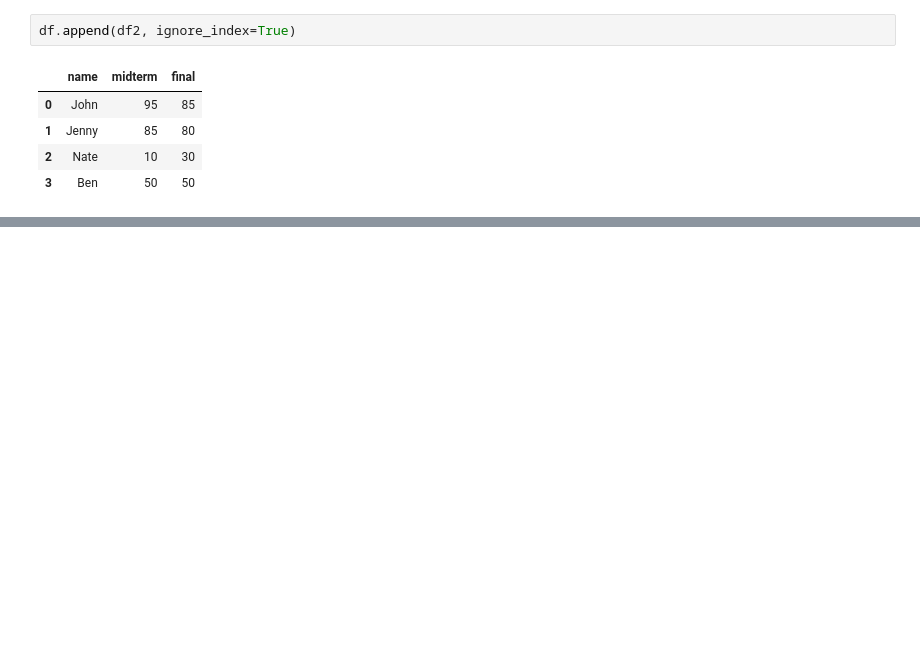
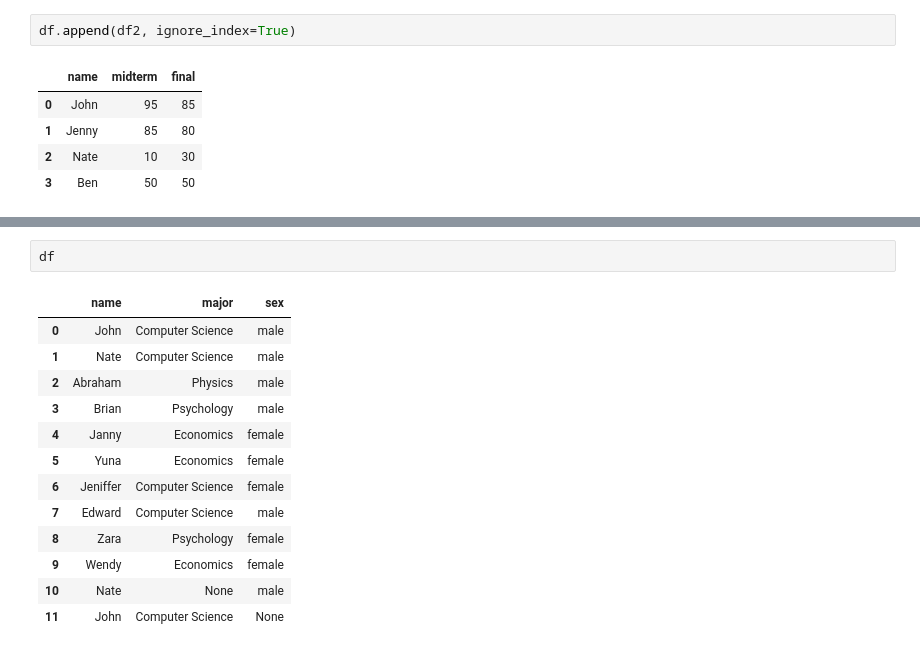
Before and after one commit to minsuk-heo/pandas, a Jupyter notebook: Pandas_Cheatsheet.ipynb, the cells around one changed output, grey strips where cells are left out. Saved outputs shown, nothing was run; the diff lists cells and outputs as text; blank space fills up the shorter version.

```diff
--- a/Pandas_Cheatsheet.ipynb
+++ b/Pandas_Cheatsheet.ipynb
@@ -712,0 +932,16 @@ df.append(df2, ignore_index=True)
+# %%
+df
+# %% [output]
+|  | name | major | sex |
+| 0 | John | Computer Science | male |
+| 1 | Nate | Computer Science | male |
+| 2 | Abraham | Physics | male |
+| 3 | Brian | Psychology | male |
+| 4 | Janny | Economics | female |
+| 5 | Yuna | Economics | female |
+| 6 | Jeniffer | Computer Science | female |
+| 7 | Edward | Computer Science | male |
+| 8 | Zara | Psychology | female |
+| 9 | Wendy | Economics | female |
+| 10 | Nate | None | male |
+| 11 | John | Computer Science | None |
```
Also changed, not shown: parts of 21 cells of this notebook.
